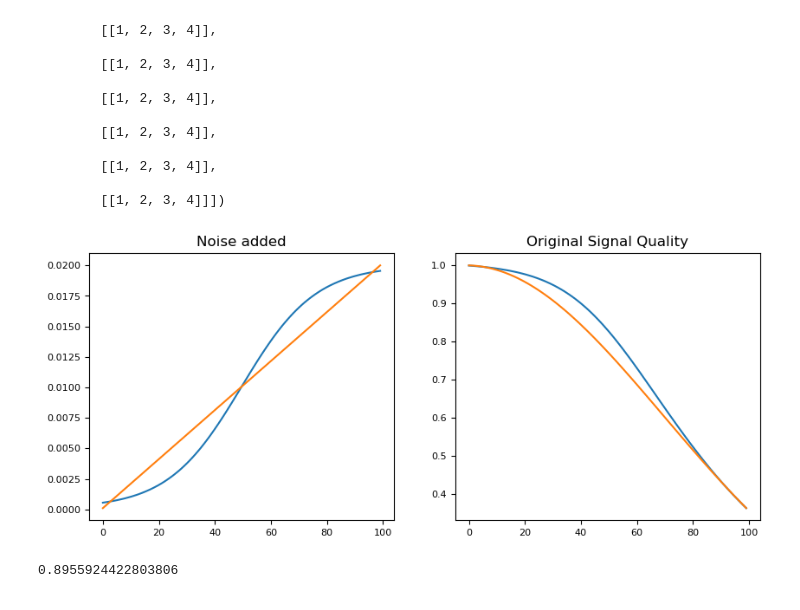
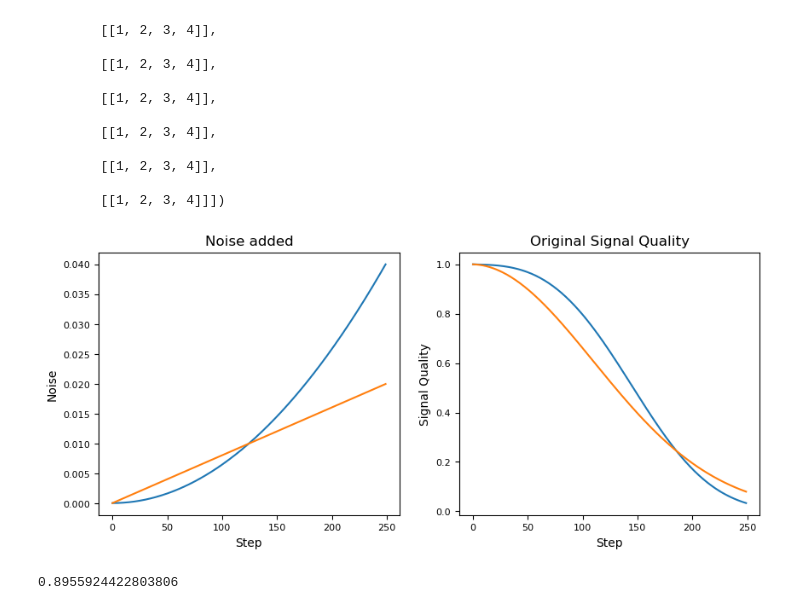
Before and after one commit to timowendner/AudioDiffusion, a Jupyter notebook: sinusoidal.ipynb, the cells around one changed output. Saved outputs shown, nothing was run; the diff lists cells and outputs as text; code cells hidden in the pictures.

```diff
--- a/sinusoidal.ipynb
+++ b/sinusoidal.ipynb
@@ -88,37 +88,37 @@ torch.Size([10, 1, 4]) tensor([[[1, 2, 3, 4]],
 
         [[1, 2, 3, 4]]])
 # %%
-steps = 100
+steps = 250
 start = 0.0001
-end = 0.02
+end = 0.04
 a = 0.15
 
 
 t = torch.linspace(0, 1, steps)
-beta = start + (end - start) * 1 / (1 + np.e ** -(a/(end - start)*(t - start-0.5)))
+beta = start + (end - start) * t **2#1 / (1 + np.e ** -(a/(end - start)*(t - start-1)))
 start = 0.0001
 end = 0.02
 beta2 = start + (end - start) * t
 
 alpha_hat = torch.cumprod(1 - beta, dim=0)
 alpha_hat2 = torch.cumprod(1 - beta2, dim=0)
 test = torch.linspace(start, end, steps)
 
 fig, axs = plt.subplots(1,2, figsize=(10,4))
 axs[0].plot(beta)
 axs[0].plot(beta2)
 axs[0].set_title('Noise added')
 axs[0].set_xlabel('Step')
-axs[0].set_xlabel('Step')
+axs[0].set_ylabel('Noise')
 axs[0].tick_params(axis='both', which='major', labelsize=8)
 axs[1].plot(alpha_hat)
 axs[1].plot(alpha_hat2)
 axs[1].set_title('Original Signal Quality')
-axs[1].set_ylabel('Noise')
 axs[1].set_xlabel('Step')
+axs[1].set_ylabel('Signal Quality')
 axs[1].tick_params(axis='both', which='major', labelsize=8)
 # %% [output]
-[figure, old version]
+[figure, new version]
 # %%
 class Diffusion(torch.nn.Module):
     def __init__(self, model, steps=1000, length=88200) -> None:
```
Also changed, not shown: 3 other files.
